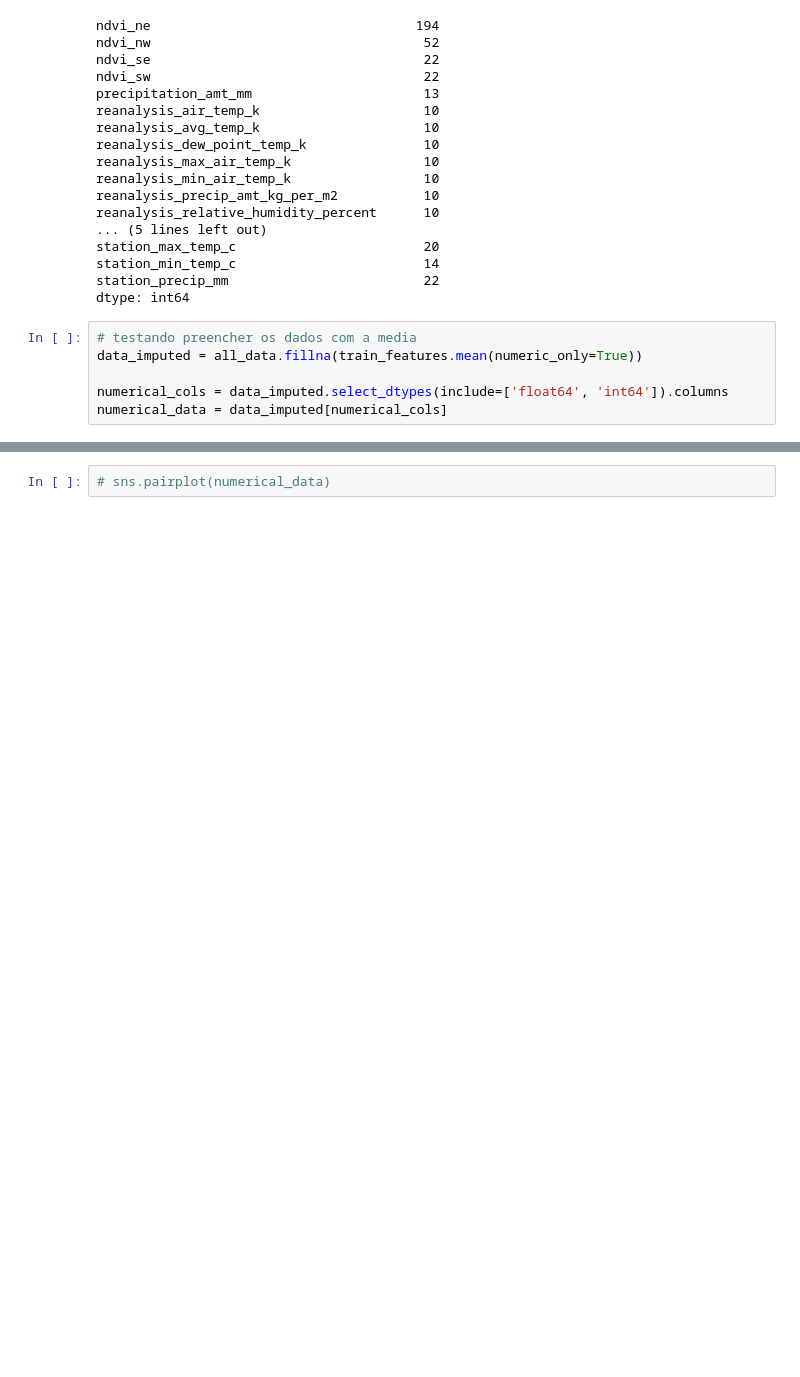
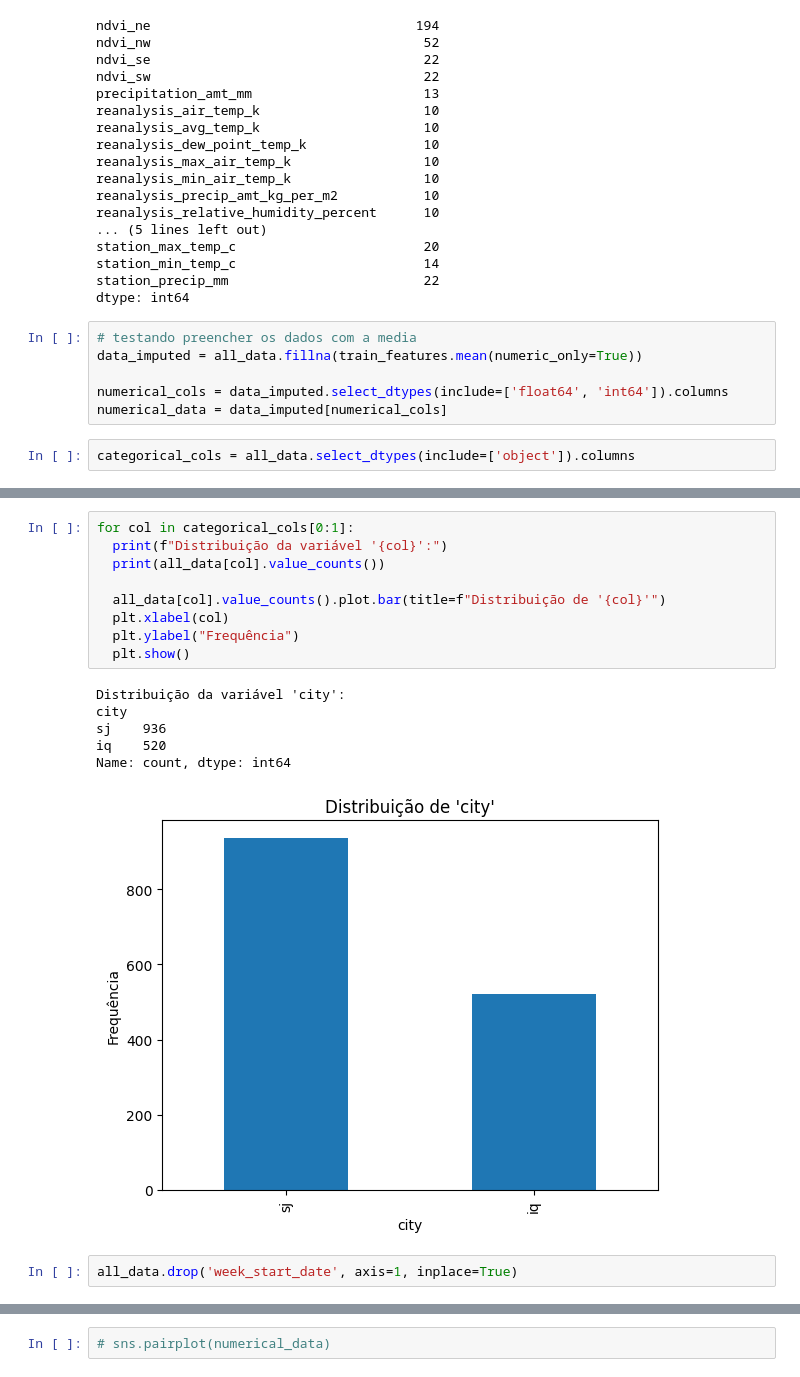
Before and after one commit to zibia-cunha/DengAI_Predicting_MachineLearnII, a Jupyter notebook: dengAI_project.ipynb, the cells around one changed output, grey strips where cells are left out. Saved outputs shown, nothing was run; the diff lists cells and outputs as text; blank space fills up the shorter version.

```diff
--- a/dengAI_project.ipynb
+++ b/dengAI_project.ipynb
@@ -97,3 +97,5 @@ data_imputed = all_data.fillna(train_features.mean(numeric_only=True))
 
 numerical_cols = data_imputed.select_dtypes(include=['float64', 'int64']).columns
 numerical_data = data_imputed[numerical_cols]
+# %%
+categorical_cols = all_data.select_dtypes(include=['object']).columns
@@ -99,0 +112,18 @@ numerical_data = data_imputed[numerical_cols]
+# %%
+for col in categorical_cols[0:1]:
+  print(f"Distribuição da variável '{col}':")
+  print(all_data[col].value_counts())
+
+  all_data[col].value_counts().plot.bar(title=f"Distribuição de '{col}'")
+  plt.xlabel(col)
+  plt.ylabel("Frequência")
+  plt.show()
+# %% [output]
+Distribuição da variável 'city':
+city
+sj    936
+iq    520
+Name: count, dtype: int64
+[figure, added]
+# %%
+all_data.drop('week_start_date', axis=1, inplace=True)
```
Also changed, not shown: parts of 32 cells of this notebook.
